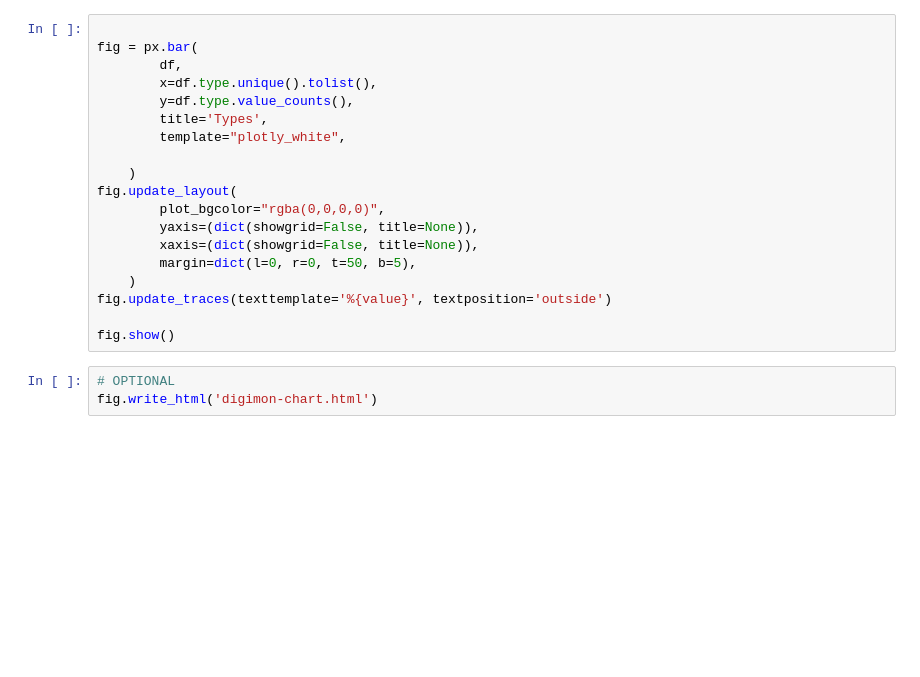
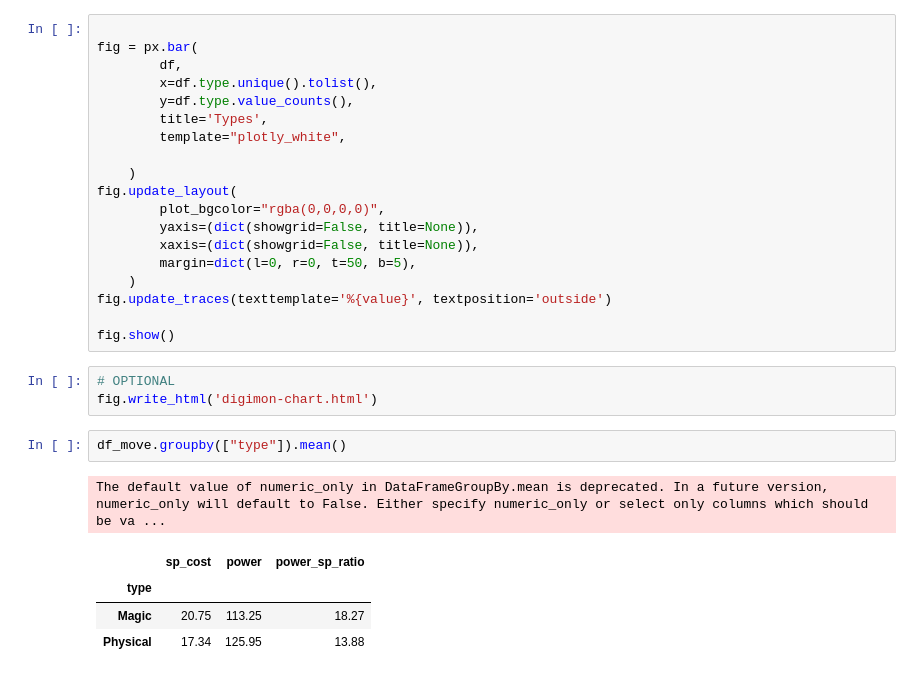
Before and after one commit to wilmerh94/data-analysis-projects, a Jupyter notebook: Digimons/Digimon-1.ipynb, the cells around one changed output. Saved outputs shown, nothing was run; the diff lists cells and outputs as text; blank space fills up the shorter version.

```diff
--- a/Digimons/Digimon-1.ipynb
+++ b/Digimons/Digimon-1.ipynb
@@ -551,3 +574,11 @@ fig.show()
 # %%
 # OPTIONAL
 fig.write_html('digimon-chart.html')
+# %%
+df_move.groupby(["type"]).mean()
+# %% [output]
+The default value of numeric_only in DataFrameGroupBy.mean is deprecated. In a future version, numeric_only will default to False. Either specify numeric_only or select only columns which should be va ...
+|  | sp_cost | power | power_sp_ratio |
+| type |  |  |  |
+| Magic | 20.75 | 113.25 | 18.27 |
+| Physical | 17.34 | 125.95 | 13.88 |
```
Also changed, not shown: parts of 4 cells of this notebook.
